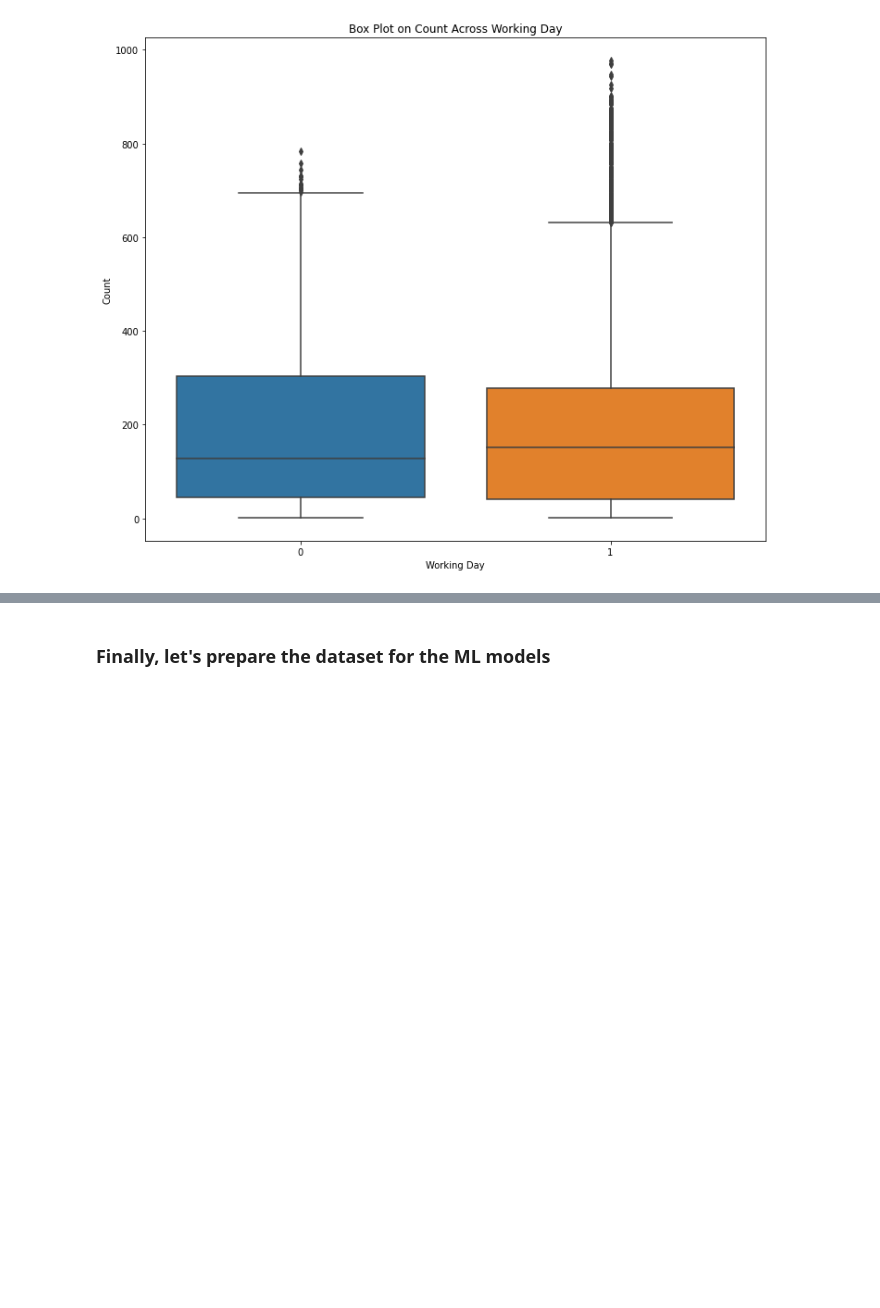
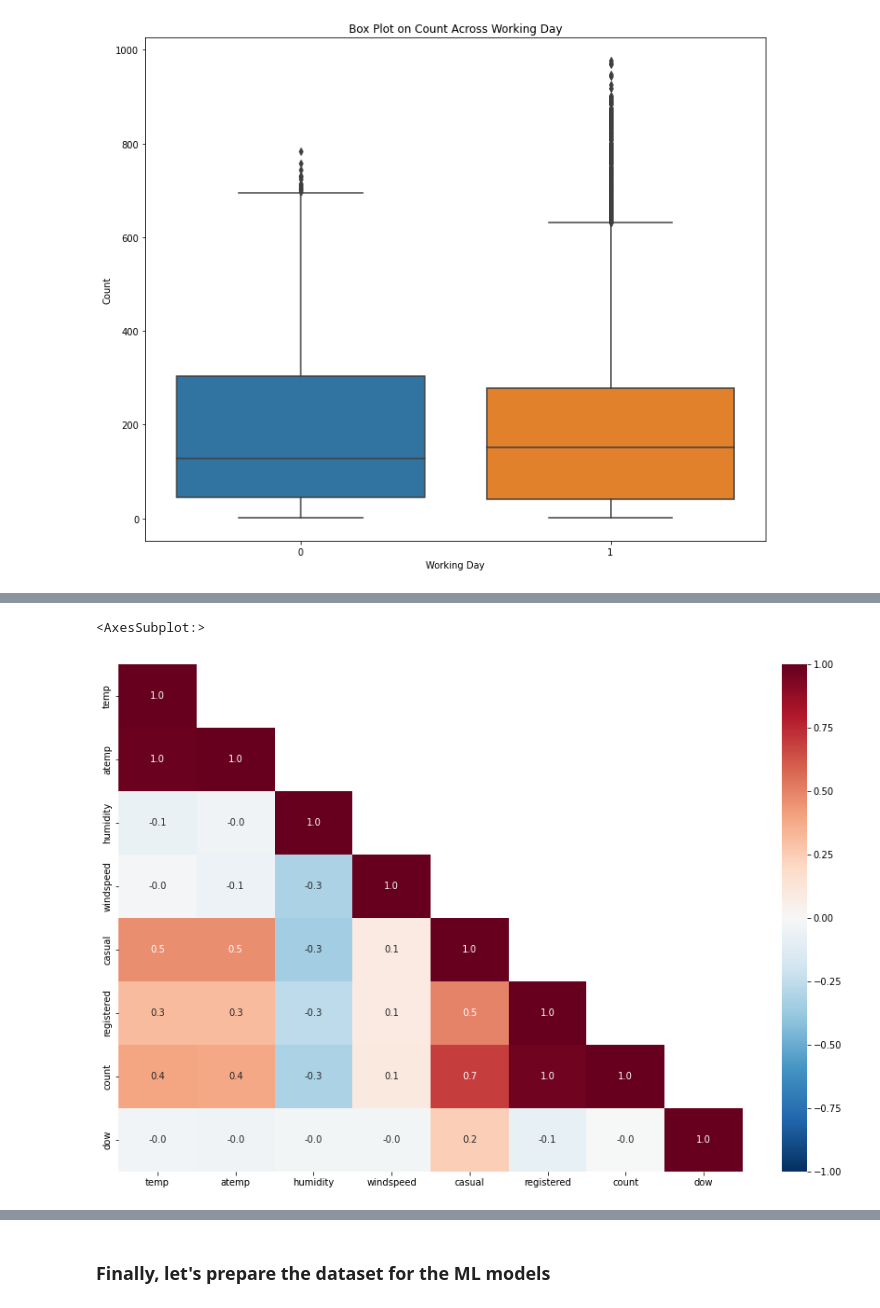
Before and after one commit to brodoluca/private-portfolio, a Jupyter notebook: Bike Share/BikeSharing.ipynb, the cells around one changed output, grey strips where cells are left out. Drawn from its saved outputs; the diff is of its cells as text; code cells hidden in the pictures; blank space fills up the shorter version.

```diff
--- a/Bike Share/BikeSharing.ipynb
+++ b/Bike Share/BikeSharing.ipynb
@@ -204 +223,17 @@ sns.pointplot(x=df_bike["hour"], y=df_bike["casual"], hue=df_bike["holiday"], ax
+# %%
+# Create correlation matrix
+corr_mat = df_bike.corr()
+
+# Create mask
+mask = np.zeros_like(corr_mat, dtype=np.bool)
+mask[np.triu_indices_from(mask, k=1)] = True
+
+# Plot heatmap
+plt.figure(figsize=(15, 10))
+sns.heatmap(corr_mat, annot=True, fmt='.1f',
+            cmap='RdBu_r', vmin=-1, vmax=1,
+            mask=mask)
+# %% [output]
+<AxesSubplot:>
+[figure, added]
 # %%
```
Also changed, not shown: parts of 25 cells of this notebook, 40 other files.
